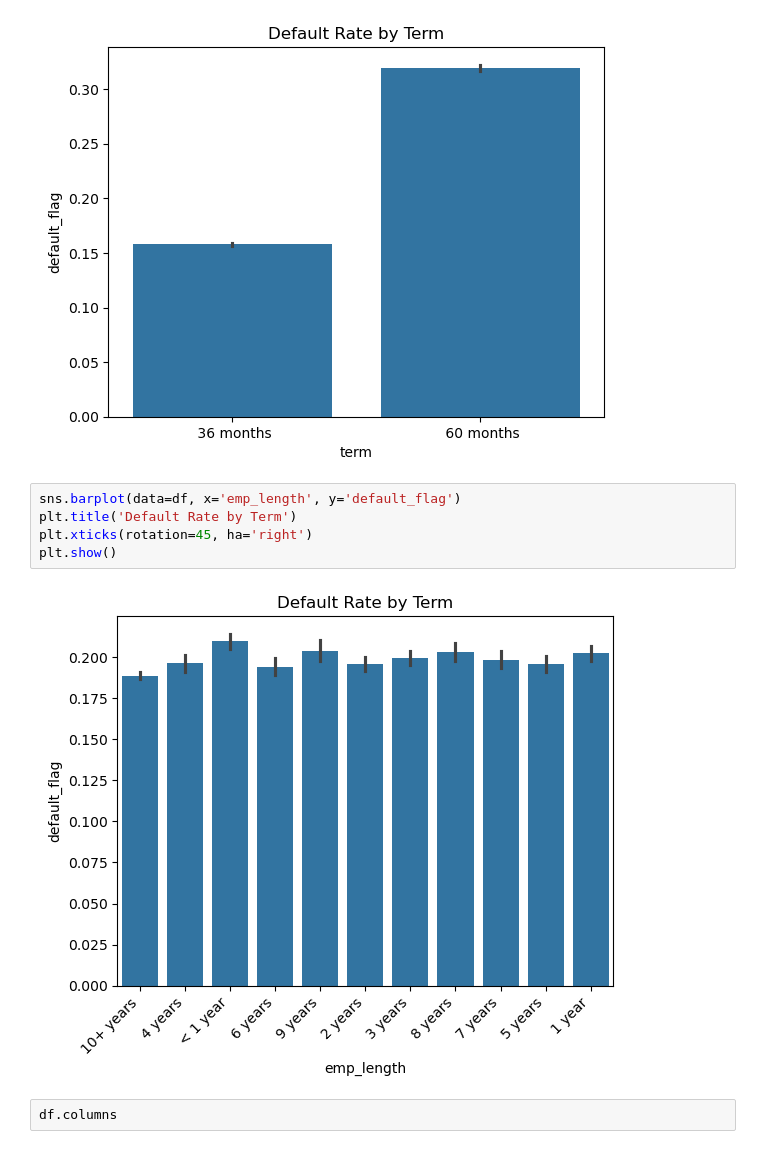
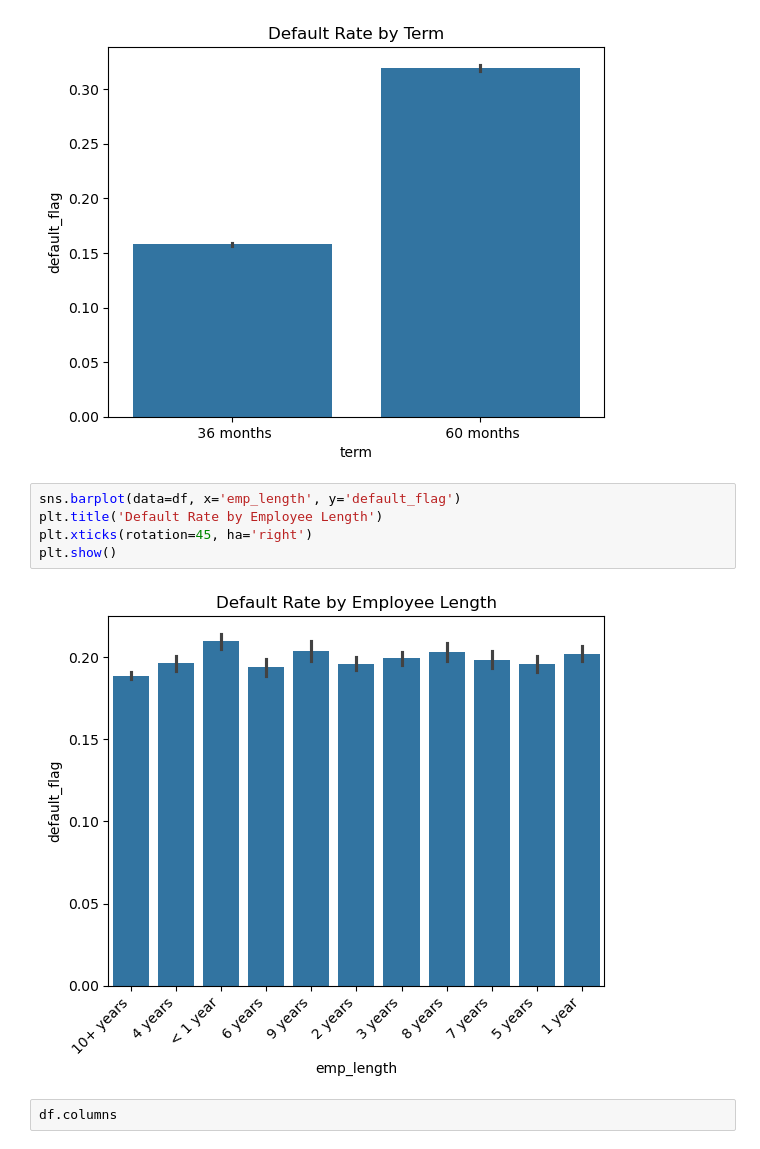
Before and after one commit to YangChen-analyst/lendingclub-default-risk, a Jupyter notebook: notebooks/02_statistical_analysis.ipynb, the cells around one changed output. Cells and saved outputs as stored; diff of their text form.

```diff
--- a/notebooks/02_statistical_analysis.ipynb
+++ b/notebooks/02_statistical_analysis.ipynb
@@ -196,11 +196,11 @@ plt.show()
 [figure]
 # %%
 sns.barplot(data=df, x='emp_length', y='default_flag')
-plt.title('Default Rate by Term')
+plt.title('Default Rate by Employee Length')
 plt.xticks(rotation=45, ha='right')
 plt.show()
 # %% [output]
-[figure, old version]
+[figure, new version]
 # %%
 df.columns
 # %% [output]
```
Also changed, not shown: parts of 4 cells of this notebook, 21 other files.
